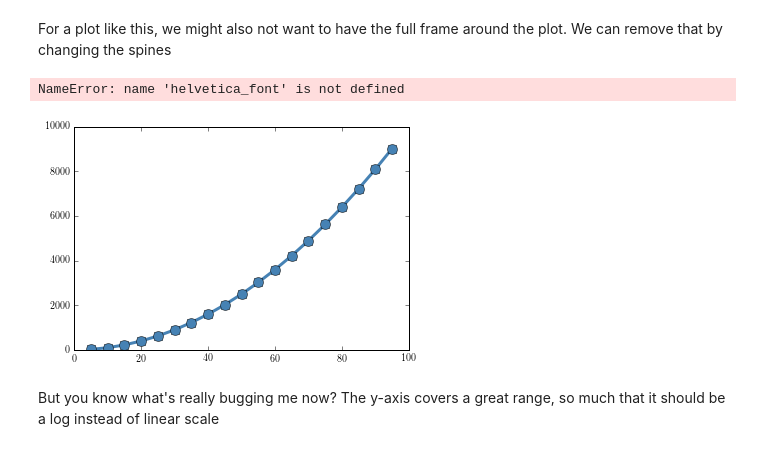
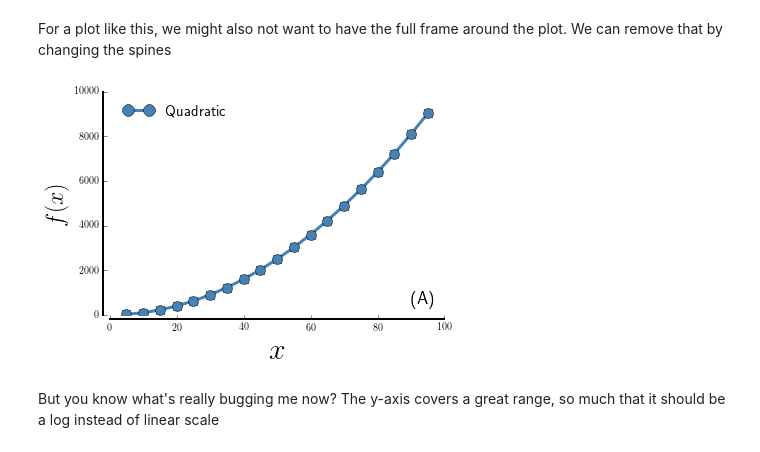
Before and after one commit to amarallab/Introduction-to-Python-Programming-and-Data-Science, a Jupyter notebook: Python-Basics/Data-Visualization.ipynb, the cells around one changed output. Cells and saved outputs as stored; diff of their text form; code cells hidden in the pictures.

```diff
--- a/Python-Basics/Data-Visualization.ipynb
+++ b/Python-Basics/Data-Visualization.ipynb
@@ -267,32 +276,31 @@ For a plot like this, we might also not want to have the full frame around the p
 # %%
 # Change the baseline font
 mpl.rcParams['font.family'] = 'sans-serif'
 mpl.rcParams['font.sans-serif'] = ['Arial']
 #Create the figure
 fig = plt.figure( figsize = (6, 4) )
 ax = fig.add_subplot(1,1,1)
 # We should add a label to our dataset that will go into a legend
 ax.plot(x, y, label = "Quadratic", color = 'steelblue', linewidth = 3, marker = 'o', markersize = 10)
 # Now we can label the axes. Always label your axes! Who knows what is in the graph otherwise
 font_size = 15
-ax.set_xlabel("$x$", fontsize = 2*font_size, **helvetica_font)
-ax.set_ylabel("$f(x)$", fontsize = 1.6*font_size, **helvetica_font)
+ax.set_xlabel("$x$", fontsize = 2*font_size)
+ax.set_ylabel("$f(x)$", fontsize = 1.6*font_size)
 # Display legend
 ax.legend(loc='best', frameon=False, fontsize = font_size, markerscale = 1.2)
 #Adding a label
 ax.text(90, 500, "(A)", fontsize = 1.2 * font_size)
 #Turn off the spines
 for axis in ['bottom','left']:
     ax.spines[axis].set_linewidth(2)
     ax.spines[axis].set_position(("axes", -0.02))
 for axis in ['top','right']:
     ax.spines[axis].set_visible(False)
 #We'll also need to turn off the ticks on the axes that we turned off
 ax.yaxis.set_ticks_position('left')
 ax.xaxis.set_ticks_position('bottom')
 # %% [output]
-NameError: name 'helvetica_font' is not defined
-[figure, old version]
+[figure, new version]
 # %% [markdown]
 But you know what's really bugging me now? The y-axis covers a great range, so much that it should be a log instead of linear scale
 # %%
```
Also changed, not shown: parts of 12 cells of this notebook.
